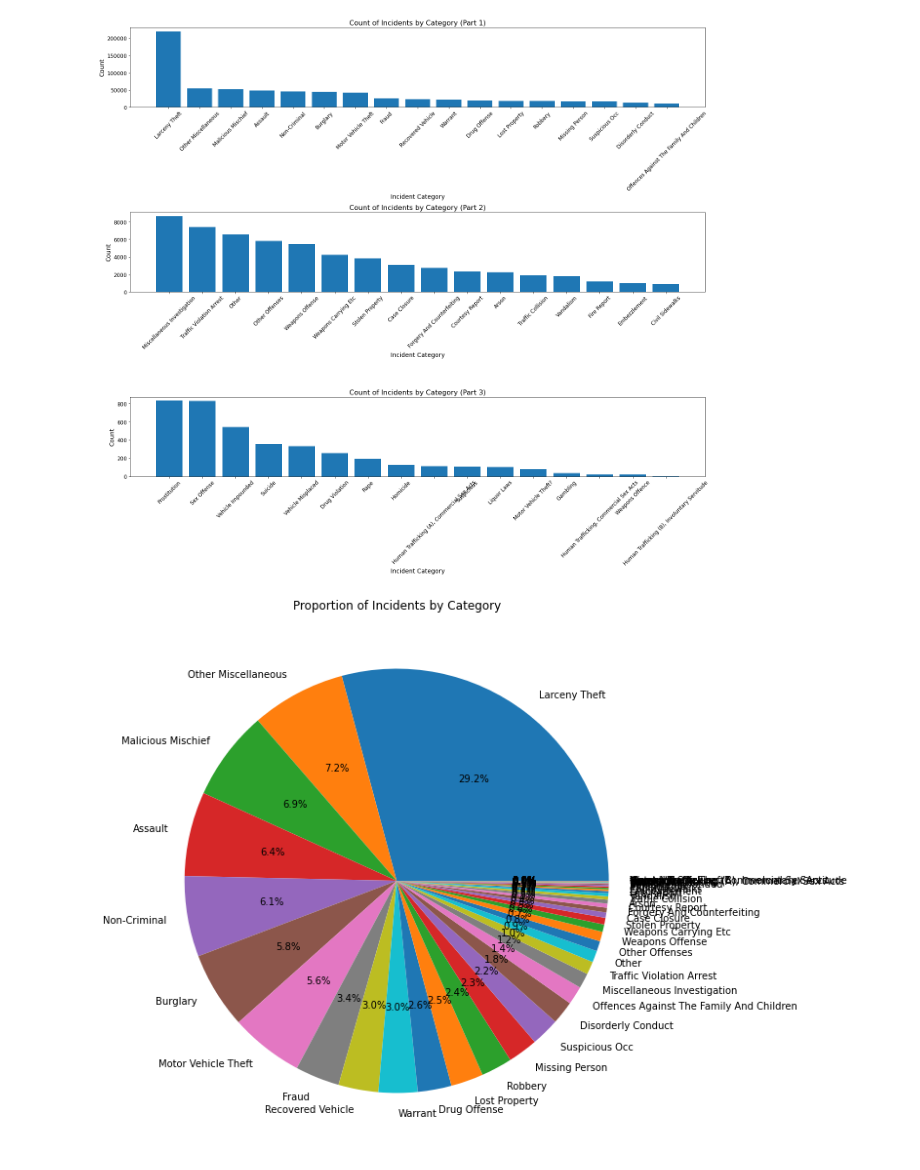
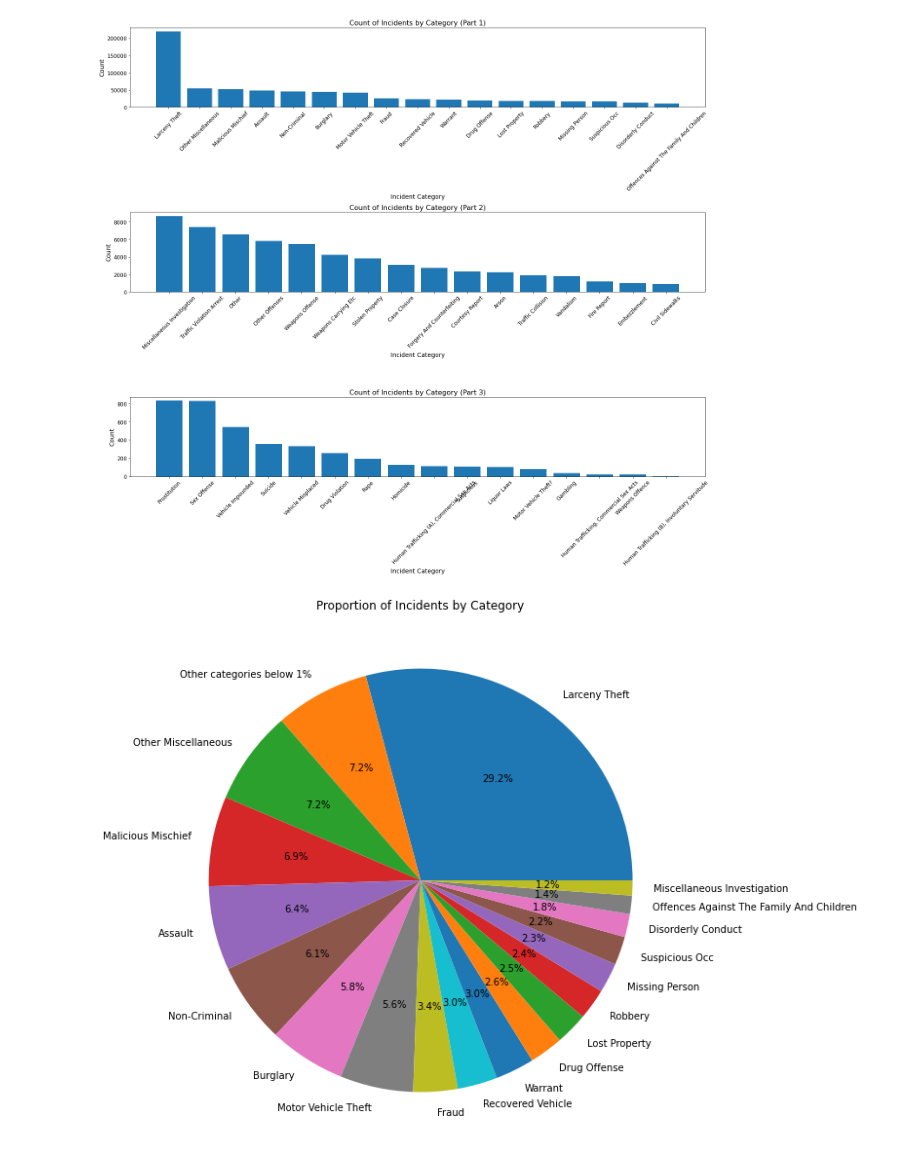
Before and after one commit to zhubzy/SF-Incident-Prediction, a Jupyter notebook: SF_Incident_Prediction.ipynb, the cells around one changed output. Drawn from its saved outputs; the diff is of its cells as text; code cells hidden in the pictures.

Commit message:
updated pie chart

```diff
--- a/SF_Incident_Prediction.ipynb
+++ b/SF_Incident_Prediction.ipynb
@@ -111,10 +111,19 @@ plt.tight_layout()
 plt.show()
 # %% [output]
 [figure]
-# %%
-plt.figure(figsize=(10, 10))
-plt.pie(category_counts, labels=category_counts.index, autopct='%1.1f%%')
-plt.title('Proportion of Incidents by Category')
-plt.show()
-# %% [output]
-[figure, removed]
+# %%
+category_percents = df_cleaned['Incident Category'].value_counts(normalize=True) * 100
+
+# Create a new series where categories with less than 1% are labeled as 'Other'
+category_counts_modified = df_cleaned['Incident Category'].apply(lambda x: 'Other categories below 1%' if category_percents[x] < 1 else x)
+
+# Group the data by the new labels
+category_counts_modified = category_counts_modified.value_counts()
+
+# Plot the pie chart
+plt.figure(figsize=(10, 10), facecolor='white')
+plt.pie(category_counts_modified, labels=category_counts_modified.index, autopct='%1.1f%%')
+plt.title('Proportion of Incidents by Category')
+plt.show()
+# %% [output]
+[figure, added]
```
Also changed, not shown: parts of 2 cells of this notebook.
